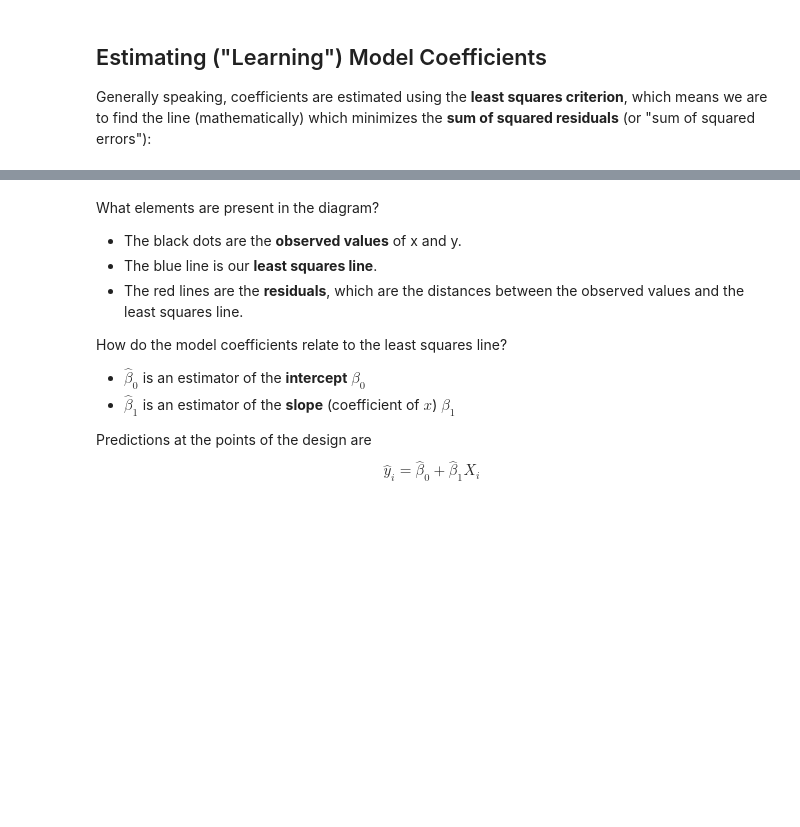
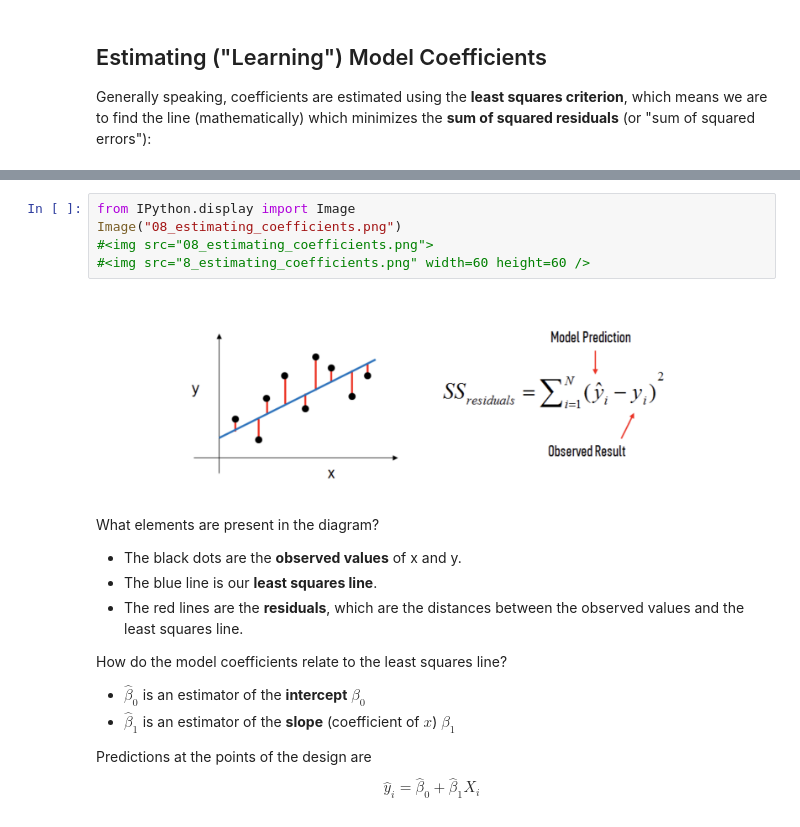
Before and after one commit to MWUrda/Cours-Stats-UGA-M1-Eco-S1, a Jupyter notebook: Codes/Notebooks/linear_regression.ipynb, the cells around one changed output, grey strips where cells are left out. Drawn from its saved outputs; the diff is of its cells as text; blank space fills up the shorter version.

```diff
--- a/Codes/Notebooks/linear_regression.ipynb
+++ b/Codes/Notebooks/linear_regression.ipynb
@@ -94,3 +97,10 @@ Generally speaking, coefficients are estimated using the **least squares criteri
+# %%
+from IPython.display import Image
+Image("08_estimating_coefficients.png")
+#<img src="08_estimating_coefficients.png">
+#<img src="8_estimating_coefficients.png" width=60 height=60 />
+# %% [output]
+[figure, added]
 # %% [markdown]
 What elements are present in the diagram?
 - The black dots are the **observed values** of x and y.
```
Also changed, not shown: parts of 3 cells of this notebook, 3 other files.
